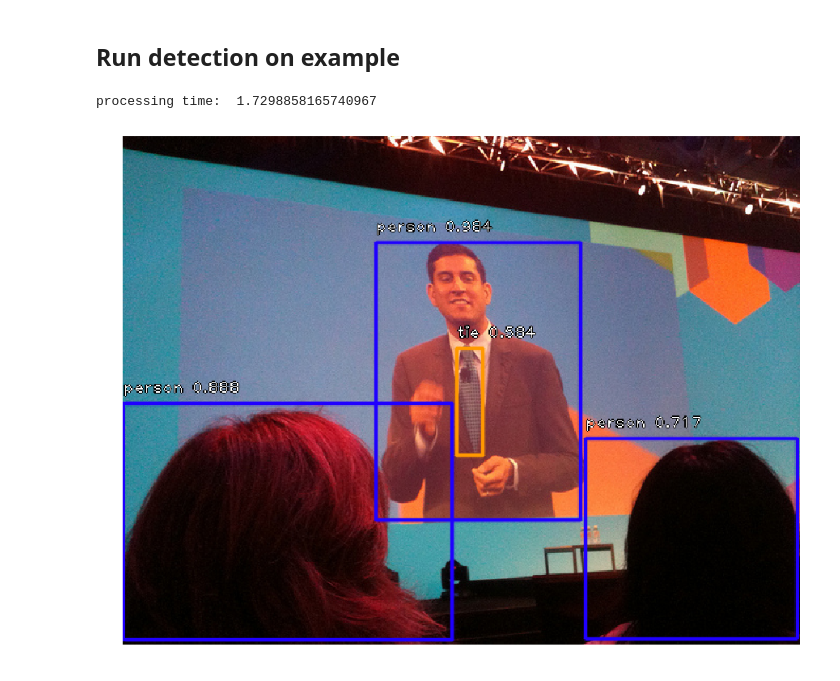
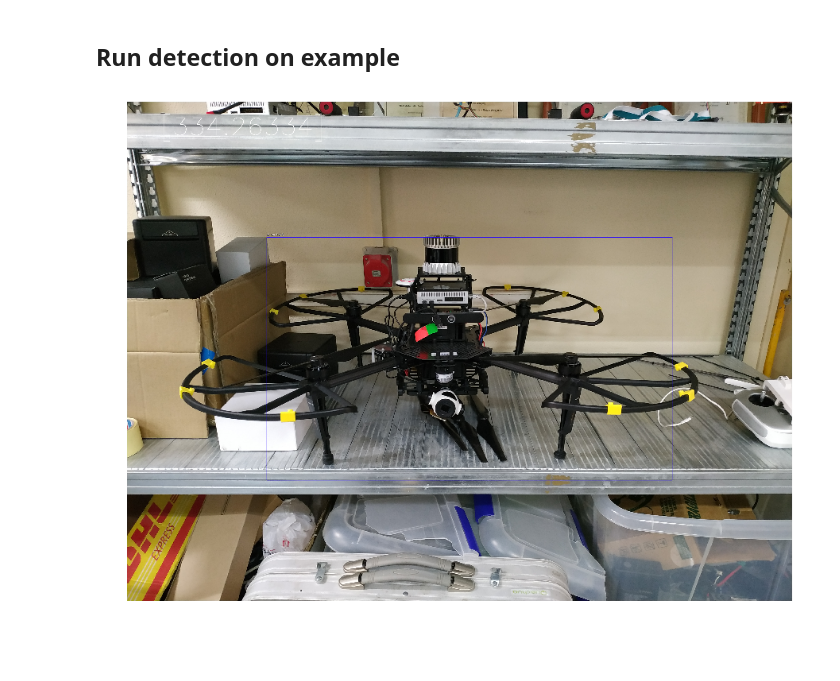
Before and after one commit to alejodosr/keras-retinanet, a Jupyter notebook: examples/ResNet50RetinaNet.ipynb, the cells around one changed output. Saved outputs shown, nothing was run; the diff lists cells and outputs as text; code cells hidden in the pictures; blank space fills up the shorter version.

```diff
--- a/examples/ResNet50RetinaNet.ipynb
+++ b/examples/ResNet50RetinaNet.ipynb
@@ -44,59 +44,70 @@ Using TensorFlow backend.
 # %%
 # adjust this to point to your downloaded/trained model
 # models can be downloaded here: https://github.com/fizyr/keras-retinanet/releases
-model_path = os.path.join('..', 'snapshots', 'resnet50_coco_best_v2.1.0.h5')
+model_path = os.path.join('..', 'snapshots', 'resnet50_csv_04.h5')
 
 # load retinanet model
 model = models.load_model(model_path, backbone_name='resnet50')
 
 # if the model is not converted to an inference model, use the line below
 # see: https://github.com/fizyr/keras-retinanet#converting-a-training-model-to-inference-model
-#model = models.convert_model(model)
+model = models.convert_model(model)
 
 #print(model.summary())
 
 # load label to names mapping for visualization purposes
-labels_to_names = {0: 'person', 1: 'bicycle', 2: 'car', 3: 'motorcycle', 4: 'airplane', 5: 'bus', 6: 'train', 7: 'truck', 8: 'boat', 9: 'traffic light', 10: 'fire hydrant', 11: 'stop sign', 12: 'parking meter', 13: 'bench', 14: 'bird', 15: 'cat', 16: 'dog', 17: 'horse', 18: 'sheep', 19: 'cow', 20: 'elephant', 21: 'bear', 22: 'zebra', 23: 'giraffe', 24: 'backpack', 25: 'umbrella', 26: 'handbag', 27: 'tie', 28: 'suitcase', 29: 'frisbee', 30: 'skis', 31: 'snowboard', 32: 'sports ball', 33: 'kite', 34: 'baseball bat', 35: 'baseball glove', 36: 'skateboard', 37: 'surfboard', 38: 'tennis racket', 39: 'bottle', 40: 'wine glass', 41: 'cup', 42: 'fork', 43: 'knife', 44: 'spoon', 45: 'bowl', 46: 'banana', 47: 'apple', 48: 'sandwich', 49: 'orange', 50: 'broccoli', 51: 'carrot', 52: 'hot dog', 53: 'pizza', 54: 'donut', 55: 'cake', 56: 'chair', 57: 'couch', 58: 'potted plant', 59: 'bed', 60: 'dining table', 61: 'toilet', 62: 'tv', 63: 'laptop', 64: 'mouse', 65: 'remote', 66: 'keyboard', 67: 'cell phone', 68: 'microwave', 69: 'oven', 70: 'toaster', 71: 'sink', 72: 'refrigerator', 73: 'book', 74: 'clock', 75: 'vase', 76: 'scissors', 77: 'teddy bear', 78: 'hair drier', 79: 'toothbrush'}
+labels_to_names = {0: 'drone'}
 # %% [markdown]
 ## Run detection on example
 # %%
 # load image
-image = read_image_bgr('000000008021.jpg')
+image = read_image_bgr('IMG_20190111_161535.jpg')
 
 # copy to draw on
 draw = image.copy()
 draw = cv2.cvtColor(draw, cv2.COLOR_BGR2RGB)
 
 # preprocess image for network
 image = preprocess_image(image)
 image, scale = resize_image(image)
 
 # process image
 start = time.time()
-boxes, scores, labels = model.predict_on_batch(np.expand_dims(image, axis=0))
-print("processing time: ", time.time() - start)
+boxes, scores, labels, poses = model.predict_on_batch(np.expand_dims(image, axis=0))
+#print("boxes 1", boxes[0])
+#print("boxes 2", boxes[1])
+#print("boxes 3", boxes[2])
+#print("boxes 4", boxes[3])
+#boxes, scores, labels, poses
+#print("type boxes", type(boxes[0]))
+
+#print("score", scores.shape)
+#print("labels", labels.shape)
+#print("processing time: ", time.time() - start)
 
 # correct for image scale
 boxes /= scale
 
 # visualize detections
-for box, score, label in zip(boxes[0], scores[0], labels[0]):
+for box, score, label, pose in zip(boxes[0], scores[0], labels[0], poses[0]):
     # scores are sorted so we can break
     if score < 0.5:
         break
 
     color = label_color(label)
 
     b = box.astype(int)
     draw_box(draw, b, color=color)
 
     caption = "{} {:.3f}".format(labels_to_names[label], score)
     draw_caption(draw, b, caption)
 
+    font = cv2.FONT_HERSHEY_SIMPLEX
+    cv2.putText(draw,str(pose),(200,200), font, 5,(255,255,255),2,cv2.LINE_AA)
+
 plt.figure(figsize=(15, 15))
 plt.axis('off')
 plt.imshow(draw)
 plt.show()
 # %% [output]
-processing time:  1.7298858165740967
-[figure, old version]
+[figure, new version]
```
Also changed, not shown: 5 other files.
